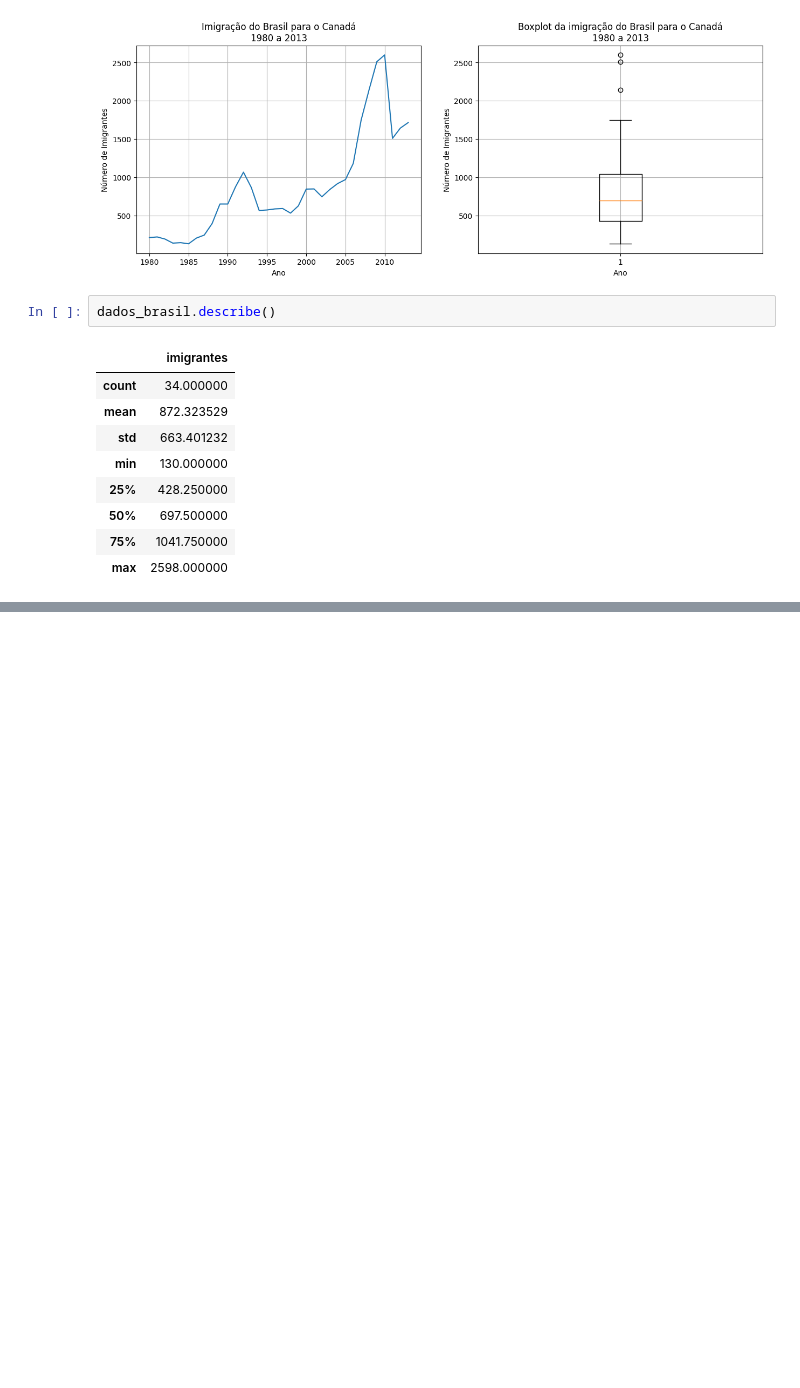
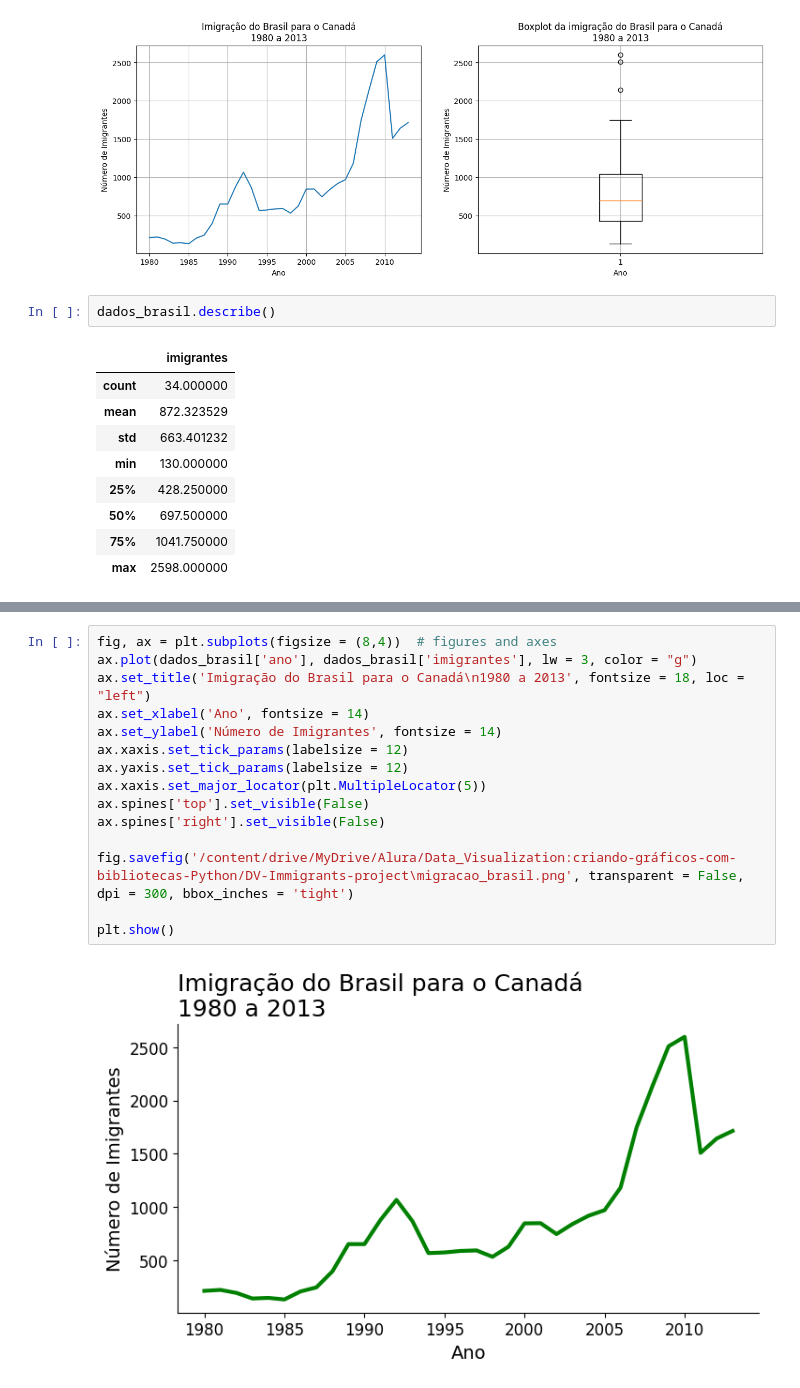
Before and after one commit to IronZiiz/data-science_Visualization, a Jupyter notebook: DataViz_Immigration_Trends_from_Brazil_to_Canada.ipynb, the cells around one changed output, grey strips where cells are left out. Drawn from its saved outputs; the diff is of its cells as text; blank space fills up the shorter version.

```diff
--- a/DataViz_Immigration_Trends_from_Brazil_to_Canada.ipynb
+++ b/DataViz_Immigration_Trends_from_Brazil_to_Canada.ipynb
@@ -190,0 +226,17 @@ plt.show()
+# %%
+fig, ax = plt.subplots(figsize = (8,4))  # figures and axes
+ax.plot(dados_brasil['ano'], dados_brasil['imigrantes'], lw = 3, color = "g")
+ax.set_title('Imigração do Brasil para o Canadá\n1980 a 2013', fontsize = 18, loc = "left")
+ax.set_xlabel('Ano', fontsize = 14)
+ax.set_ylabel('Número de Imigrantes', fontsize = 14)
+ax.xaxis.set_tick_params(labelsize = 12)
+ax.yaxis.set_tick_params(labelsize = 12)
+ax.xaxis.set_major_locator(plt.MultipleLocator(5))
+ax.spines['top'].set_visible(False)
+ax.spines['right'].set_visible(False)
+
+fig.savefig('/content/drive/MyDrive/Alura/Data_Visualization:criando-gráficos-com-bibliotecas-Python/DV-Immigrants-project\migracao_brasil.png', transparent = False, dpi = 300, bbox_inches = 'tight')
+
+plt.show()
+# %% [output]
+[figure, added]
```
Also changed, not shown: parts of 47 cells of this notebook.
